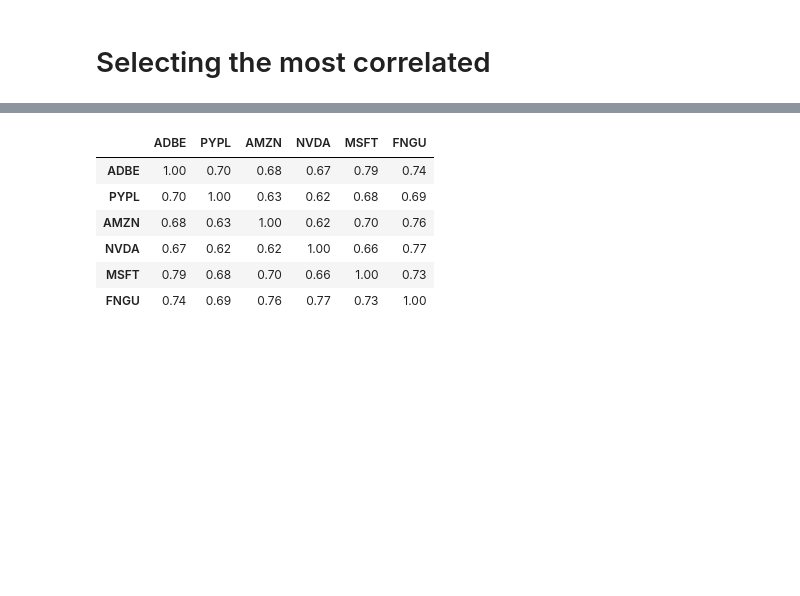
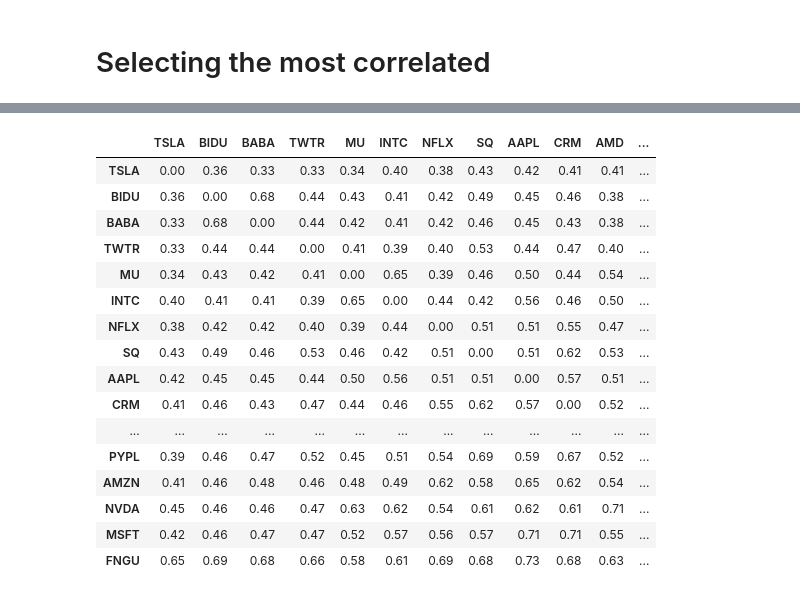
Before and after one commit to alik604/algorithmic-trading, a Jupyter notebook: ETF Correlation Network.ipynb, the cells around one changed output, grey strips where cells are left out. Saved outputs shown, nothing was run; the diff lists cells and outputs as text; code cells hidden in the pictures; blank space fills up the shorter version.

```diff
--- a/ETF Correlation Network.ipynb
+++ b/ETF Correlation Network.ipynb
@@ -163,26 +163,38 @@ corr_cumSum
 # %%
 stocks_norm_spearmanr_cumSum.sort_values("MSFT", inplace=True, axis=1)
 top_N = stocks.columns.shape[0] // 3
+top_N = stocks.columns.shape[0]# // 3
 
 keepThese = stocks_norm_spearmanr_cumSum.iloc[:, -top_N:]
 
 keepThese = keepThese.columns
 if "FNGU" not in keepThese:
 #   keepThese.append("FNGU")
     keepThese.append(pd.Index(["FNGU"]))
 keepThese = keepThese.to_numpy()
 
-# corr = stocks_norm_spearmanr[keepThese].round(2) # all rows
+# corr = stocks_norm_spearmanr[keepThese].round(2) # all rows. wont work well with code below (networkx)
 corr = stocks_norm_spearmanr.loc[keepThese, keepThese].round(2) # only row the index rows
+corr = corr - np.eye(len(corr))
 corr
 # %% [output]
-|  | ADBE | PYPL | AMZN | NVDA | MSFT | FNGU |
-| ADBE | 1.00 | 0.70 | 0.68 | 0.67 | 0.79 | 0.74 |
-| PYPL | 0.70 | 1.00 | 0.63 | 0.62 | 0.68 | 0.69 |
-| AMZN | 0.68 | 0.63 | 1.00 | 0.62 | 0.70 | 0.76 |
-| NVDA | 0.67 | 0.62 | 0.62 | 1.00 | 0.66 | 0.77 |
-| MSFT | 0.79 | 0.68 | 0.70 | 0.66 | 1.00 | 0.73 |
-| FNGU | 0.74 | 0.69 | 0.76 | 0.77 | 0.73 | 1.00 |
+|  | TSLA | BIDU | BABA | TWTR | MU | INTC | NFLX | SQ | AAPL | CRM | AMD | ... |
+| TSLA | 0.00 | 0.36 | 0.33 | 0.33 | 0.34 | 0.40 | 0.38 | 0.43 | 0.42 | 0.41 | 0.41 | ... |
+| BIDU | 0.36 | 0.00 | 0.68 | 0.44 | 0.43 | 0.41 | 0.42 | 0.49 | 0.45 | 0.46 | 0.38 | ... |
+| BABA | 0.33 | 0.68 | 0.00 | 0.44 | 0.42 | 0.41 | 0.42 | 0.46 | 0.45 | 0.43 | 0.38 | ... |
+| TWTR | 0.33 | 0.44 | 0.44 | 0.00 | 0.41 | 0.39 | 0.40 | 0.53 | 0.44 | 0.47 | 0.40 | ... |
+| MU | 0.34 | 0.43 | 0.42 | 0.41 | 0.00 | 0.65 | 0.39 | 0.46 | 0.50 | 0.44 | 0.54 | ... |
+| INTC | 0.40 | 0.41 | 0.41 | 0.39 | 0.65 | 0.00 | 0.44 | 0.42 | 0.56 | 0.46 | 0.50 | ... |
+| NFLX | 0.38 | 0.42 | 0.42 | 0.40 | 0.39 | 0.44 | 0.00 | 0.51 | 0.51 | 0.55 | 0.47 | ... |
+| SQ | 0.43 | 0.49 | 0.46 | 0.53 | 0.46 | 0.42 | 0.51 | 0.00 | 0.51 | 0.62 | 0.53 | ... |
+| AAPL | 0.42 | 0.45 | 0.45 | 0.44 | 0.50 | 0.56 | 0.51 | 0.51 | 0.00 | 0.57 | 0.51 | ... |
+| CRM | 0.41 | 0.46 | 0.43 | 0.47 | 0.44 | 0.46 | 0.55 | 0.62 | 0.57 | 0.00 | 0.52 | ... |
+| ... | ... | ... | ... | ... | ... | ... | ... | ... | ... | ... | ... | ... |
+| PYPL | 0.39 | 0.46 | 0.47 | 0.52 | 0.45 | 0.51 | 0.54 | 0.69 | 0.59 | 0.67 | 0.52 | ... |
+| AMZN | 0.41 | 0.46 | 0.48 | 0.46 | 0.48 | 0.49 | 0.62 | 0.58 | 0.65 | 0.62 | 0.54 | ... |
+| NVDA | 0.45 | 0.46 | 0.46 | 0.47 | 0.63 | 0.62 | 0.54 | 0.61 | 0.62 | 0.61 | 0.71 | ... |
+| MSFT | 0.42 | 0.46 | 0.47 | 0.47 | 0.52 | 0.57 | 0.56 | 0.57 | 0.71 | 0.71 | 0.55 | ... |
+| FNGU | 0.65 | 0.69 | 0.68 | 0.66 | 0.58 | 0.61 | 0.69 | 0.68 | 0.73 | 0.68 | 0.63 | ... |
 # %%
 # corr.cumsum() # shows which are the most correlated with each other. This is illustated in `nx.draw_spectral(graph, with_labels=True)`
 # %%
```
Also changed, not shown: parts of 10 cells of this notebook.
